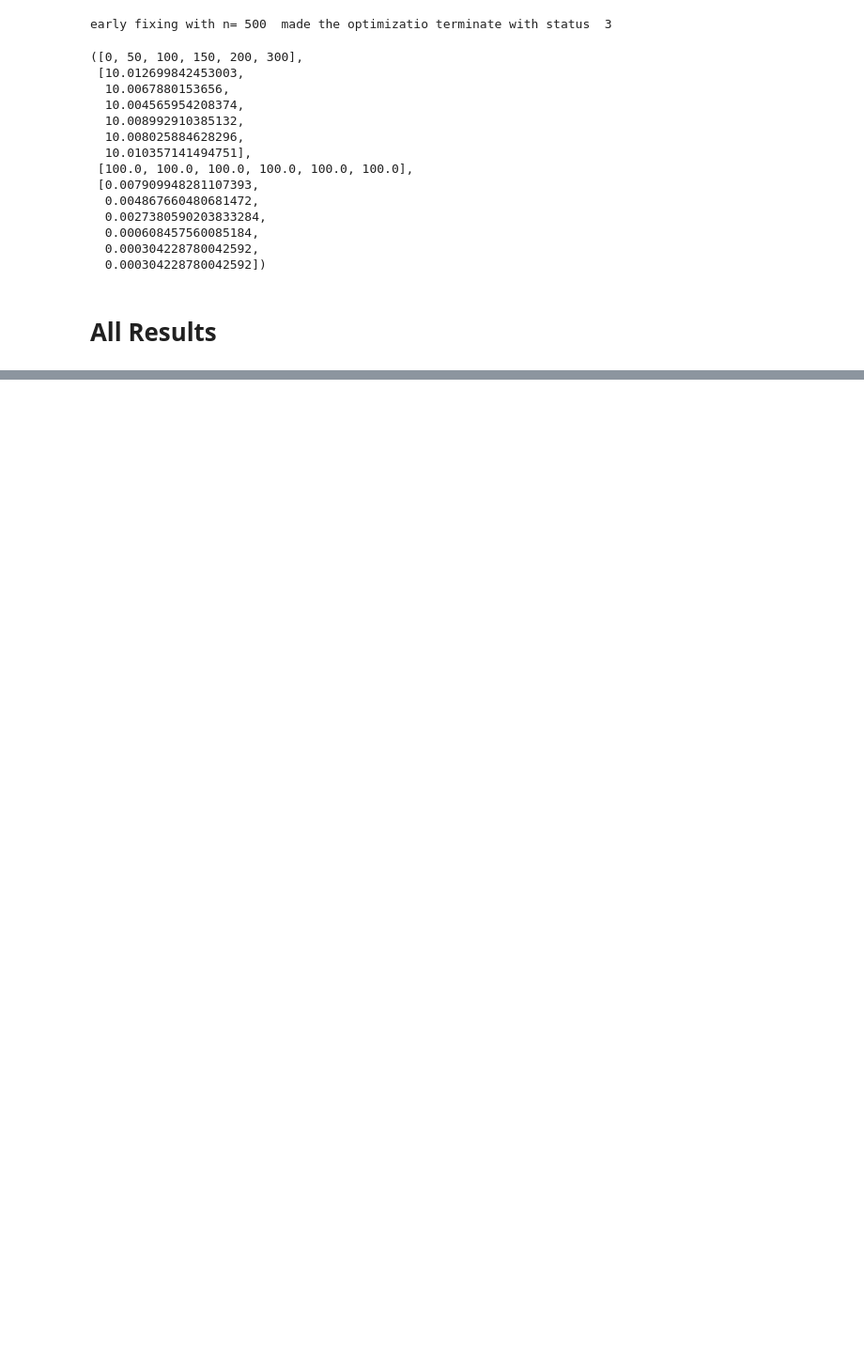
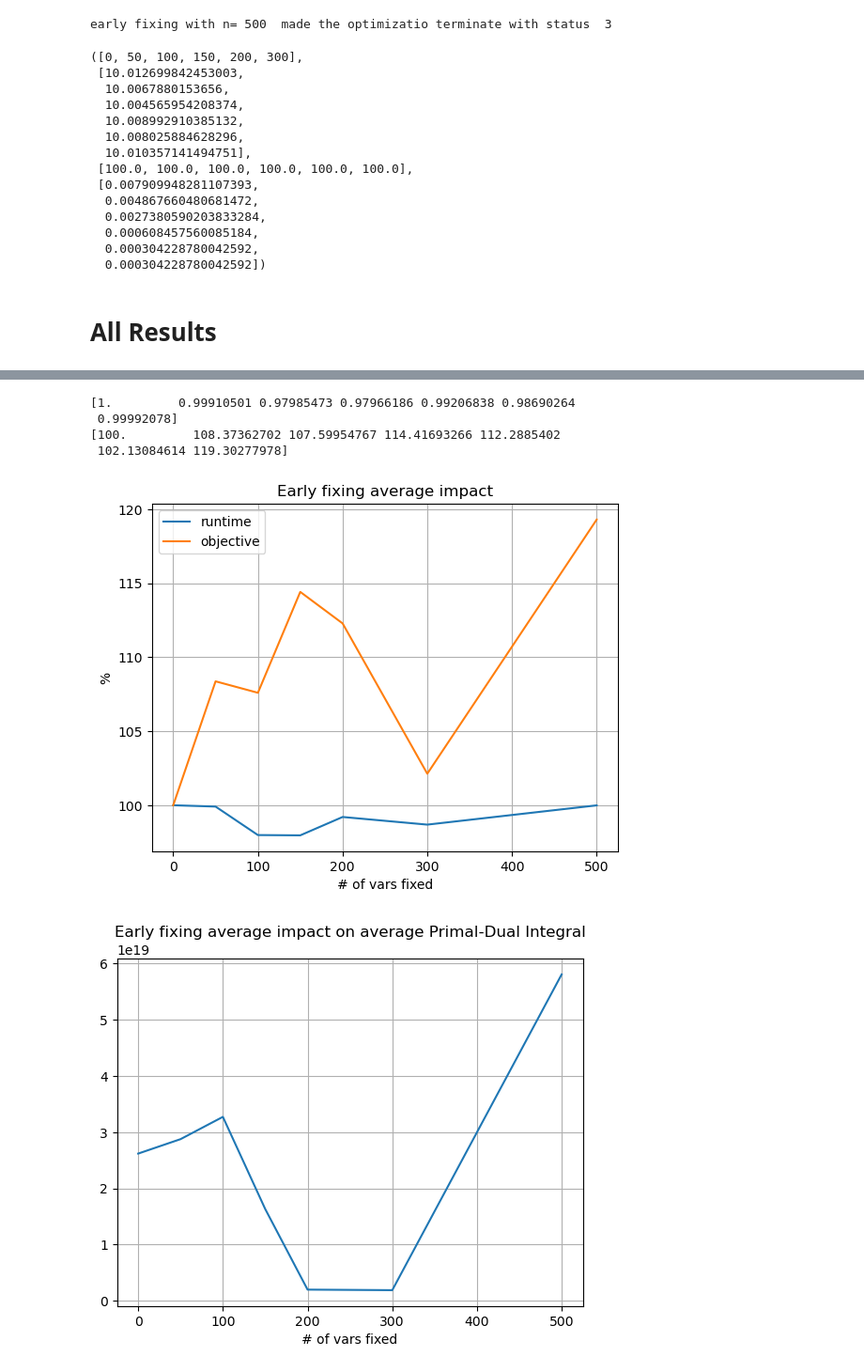
Before and after one commit to gos-ufsc/sat-gnn, a Jupyter notebook: notebooks/3.4-bmp-new-training-early-fixing-performance.ipynb, the cells around one changed output, grey strips where cells are left out. Shown at 94% size. Drawn from its saved outputs; the diff is of its cells as text; code cells hidden in the pictures; blank space fills up the shorter version.

```diff
--- a/notebooks/3.4-bmp-new-training-early-fixing-performance.ipynb
+++ b/notebooks/3.4-bmp-new-training-early-fixing-performance.ipynb
@@ -204,0 +235,63 @@ plt.show()
+# %%
+from collections import OrderedDict
+
+with open('../new_scip_ef_performance_0vj9x4zz.pkl', 'rb') as f:
+    ef_perfs = pickle.load(f)
+
+ns = [0, 50, 100, 150, 200, 300, 500,]
+# ns = [0, 50, 100, 200, 500, -1]
+
+runtimes = OrderedDict([(n, list()) for n in ns])
+objs = OrderedDict([(n, list()) for n in ns])
+pd_integrals = OrderedDict([(n, list()) for n in ns])
+relative_pd_integrals = OrderedDict([(n, list()) for n in ns])
+
+for ef_perf in ef_perfs:
+    for i in range(len(ef_perf['ns'])):
+        if not np.isnan(ef_perf['objs'][i]):
+            runtimes[ns[i]].append(ef_perf['runtimes'][i] / ef_perf['runtimes'][0])
+            objs[ns[i]].append(ef_perf['objs'][i])
+            pd_integrals[ns[i]].append(ef_perf['pd_integrals'][i])
+            relative_pd_integrals[ns[i]].append(ef_perf['pd_integrals'][i] / ef_perf['pd_integrals'][0])
+
+mean_runtimes = np.array([sum(runtimes[n]) / len(runtimes[n]) for n in ns if len(runtimes[n]) != 0])
+max_runtimes = np.array([max(runtimes[n]) for n in ns if len(runtimes[n]) != 0])
+min_runtimes = np.array([min(runtimes[n]) for n in ns if len(runtimes[n]) != 0])
+
+mean_objs = np.array([sum(objs[n]) / len(objs[n]) for n in ns if len(objs[n]) != 0])
+
+mean_pd_integrals = np.array([sum(pd_integrals[n]) / len(pd_integrals[n]) for n in ns if len(pd_integrals[n]) != 0])
+mean_relative_pd_integrals = np.array([sum(relative_pd_integrals[n]) / len(relative_pd_integrals[n]) for n in ns if len(relative_pd_integrals[n]) != 0])
+
+print(mean_runtimes)
+print(mean_objs)
+plt.plot(ns[:len(mean_runtimes)], mean_runtimes * 100, label='runtime')
+plt.plot(ns[:len(mean_objs)], mean_objs, label='objective')
+# plt.fill_between(ns[:len(mean_runtimes)], min_runtimes * 100, max_runtimes * 100, alpha=0.5)
+plt.title('Early fixing average impact')
+plt.xlabel('# of vars fixed')
+plt.ylabel('%')
+# plt.yscale('log')
+plt.legend()
+plt.grid()
+plt.show()
+
+plt.plot(ns[:len(mean_pd_integrals)], mean_pd_integrals)
+plt.title('Early fixing average impact on average Primal-Dual Integral')
+plt.xlabel('# of vars fixed')
+plt.grid()
+plt.show()
+
+plt.plot(ns[:len(mean_relative_pd_integrals)], mean_relative_pd_integrals)
+plt.title('Early fixing average impact on relative Primal-Dual Integral')
+plt.xlabel('# of vars fixed')
+plt.ylabel('%')
+plt.grid()
+plt.show()
+# %% [output]
+[1.         0.99910501 0.97985473 0.97966186 0.99206838 0.98690264
+ 0.99992078]
+[100.         108.37362702 107.59954767 114.41693266 112.2885402
+ 102.13084614 119.30277978]
+[figure, added]
+[figure, added]
```
Also changed, not shown: parts of 16 cells of this notebook, 5 other files.
